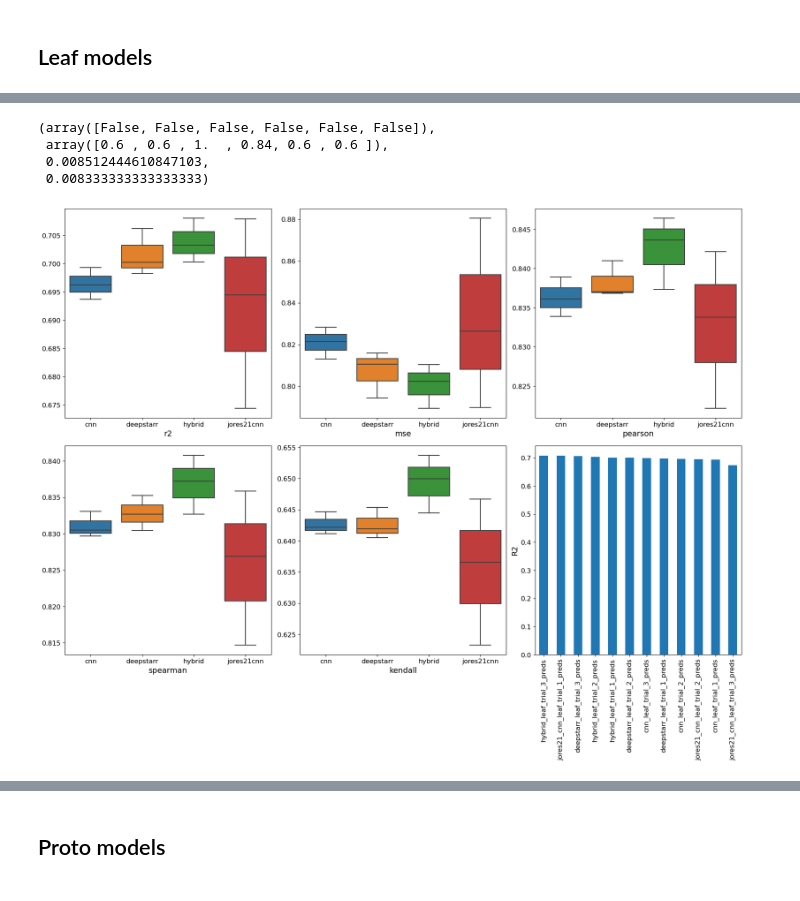
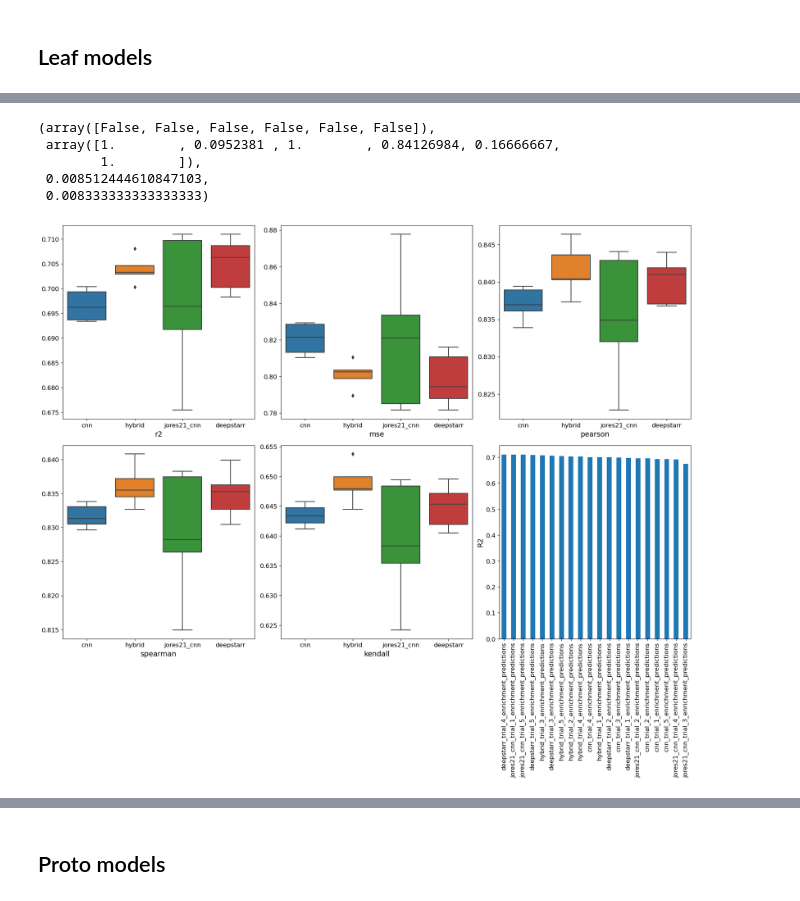
Before and after one commit to ML4GLand/EUGENe_paper, a Jupyter notebook: notebooks/jores21/jores21_plotting.ipynb, the cells around one changed output, grey strips where cells are left out. Saved outputs shown, nothing was run; the diff lists cells and outputs as text; code cells hidden in the pictures.

```diff
--- a/notebooks/jores21/jores21_plotting.ipynb
+++ b/notebooks/jores21/jores21_plotting.ipynb
@@ -51,5 +45,4 @@ matplotlib.rcParams['ps.fonttype'] = 42
 # %%
 # Read in the predictions
 leaf_predictions = pd.read_csv(os.path.join(settings.output_dir, "leaf", "jores21_leaf_test_predictions.tsv"), sep="\t", index_col=0)
-sdata_leaf = sd.open_zarr(os.path.join(settings.output_dir, "leaf", "jores21_leaf_test_predictions.zarr"))
-sdata_leaf.load()
+sdata_leaf = sd.open_zarr(os.path.join(settings.output_dir, "leaf", "jores21_leaf_test_predictions.zarr")).load()
@@ -76,6 +49,16 @@ Attributes:
 # %%
-# Get only variables with "preds"
-preds_keys = sdata_leaf.data_vars.keys()
+# Get only variables with "predictions" in the name
+preds_keys = [k for k in sdata_leaf.keys() if "predictions" in k]
+
+# Order the pred_keys from in this order ["cnn", "hyrbrid", "jores21_cnn", "deepstarr"]
+order = ["cnn", "hybrid", "jores21_cnn", "deepstarr"]
+pred_models = [k.split("_")[0] if "jores21" not in k else "jores21_cnn" for k in preds_keys]
+pred_models = [order.index(m) for m in pred_models]
+preds_keys = [k for _, k in sorted(zip(pred_models, preds_keys))]
+
+# Get groups based io
+model_groups = {"cnn": "cnn", "hybrid": "hybrid", "jores21_cnn": "jores21_cnn", "deepstarr": "deepstarr"}
+groups = [model_groups[k.split("_")[0]] if "jores21" not in k else "jores21_cnn" for k in preds_keys]
 # %%
 # Summarize performance across models for r2
 leaf_model_scores = pl.performance_summary(
@@ -109,35 +77,37 @@ leaf_model_scores
 # Calculate significance of differences between groups
 pairwise_tests = []
 compare_df = leaf_model_scores.pivot(columns="prediction_groups", values="r2")
-pairwise_tests.append(mannwhitneyu(compare_df["hybrid"].dropna(), compare_df["jores21cnn"].dropna()).pvalue)
+pairwise_tests.append(mannwhitneyu(compare_df["hybrid"].dropna(), compare_df["jores21_cnn"].dropna()).pvalue)
 pairwise_tests.append(mannwhitneyu(compare_df["hybrid"].dropna(), compare_df["cnn"].dropna()).pvalue)
-pairwise_tests.append(mannwhitneyu(compare_df["cnn"].dropna(), compare_df["jores21cnn"].dropna()).pvalue)
-pairwise_tests.append(mannwhitneyu(compare_df["deepstarr"].dropna(), compare_df["jores21cnn"].dropna()).pvalue)
+pairwise_tests.append(mannwhitneyu(compare_df["cnn"].dropna(), compare_df["jores21_cnn"].dropna()).pvalue)
+pairwise_tests.append(mannwhitneyu(compare_df["deepstarr"].dropna(), compare_df["jores21_cnn"].dropna()).pvalue)
 pairwise_tests.append(mannwhitneyu(compare_df["deepstarr"].dropna(), compare_df["cnn"].dropna()).pvalue)
 pairwise_tests.append(mannwhitneyu(compare_df["deepstarr"].dropna(), compare_df["hybrid"].dropna()).pvalue)
 pairwise_tests = np.array(pairwise_tests)
 multipletests(pairwise_tests, alpha=0.05, method="fdr_bh")
 # %% [output]
 (array([False, False, False, False, False, False]),
- array([0.6 , 0.6 , 1.  , 0.84, 0.6 , 0.6 ]),
+ array([1.        , 0.0952381 , 1.        , 0.84126984, 0.16666667,
+        1.        ]),
  0.008512444610847103,
  0.008333333333333333)
 # %%
 # Summarize performance across models for multiple metrics
 leaf_model_scores = pl.performance_summary(
     sdata_leaf,
     target_key="enrichment",
-    prediction_groups=["cnn"]*3 + ["deepstarr"]*3 + ["hybrid"]*3 + ["jores21cnn"]*3,
+    prediction_keys=preds_keys,
+    prediction_groups=groups,
     metrics=["r2", "mse", "pearson", "spearman", "kendall"],
     add_swarm=False,
     figsize=(6, 6),
 )
 
 # Identify the best model from returned model scores
 r2_sorted = leaf_model_scores["r2"].sort_values(ascending=False)
 r2_sorted.plot(kind="bar", ylabel="R2")
-plt.savefig(os.path.join(settings.figure_dir, "leaf_performance_summary.pdf"))
+plt.savefig(os.path.join(settings.figure_dir, "leaf", "leaf_performance_summary.pdf"))
 # %% [output]
-[figure, old version]
+[figure, new version]
 # %%
 # Save the performance summary as a table
```
Also changed, not shown: parts of 89 cells of this notebook, 4 other files.
